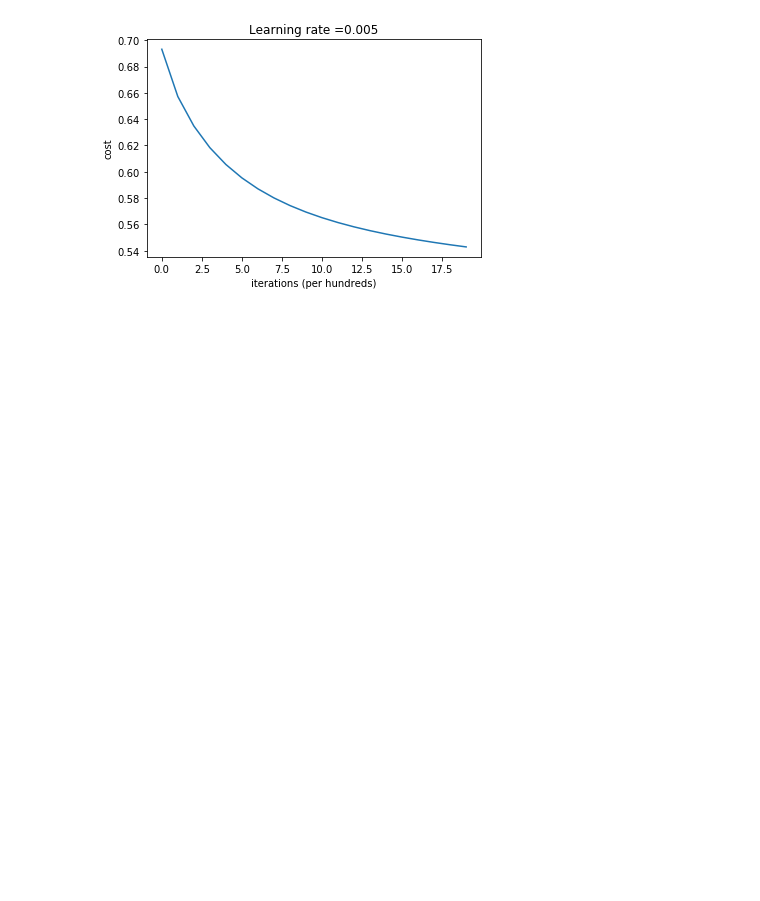
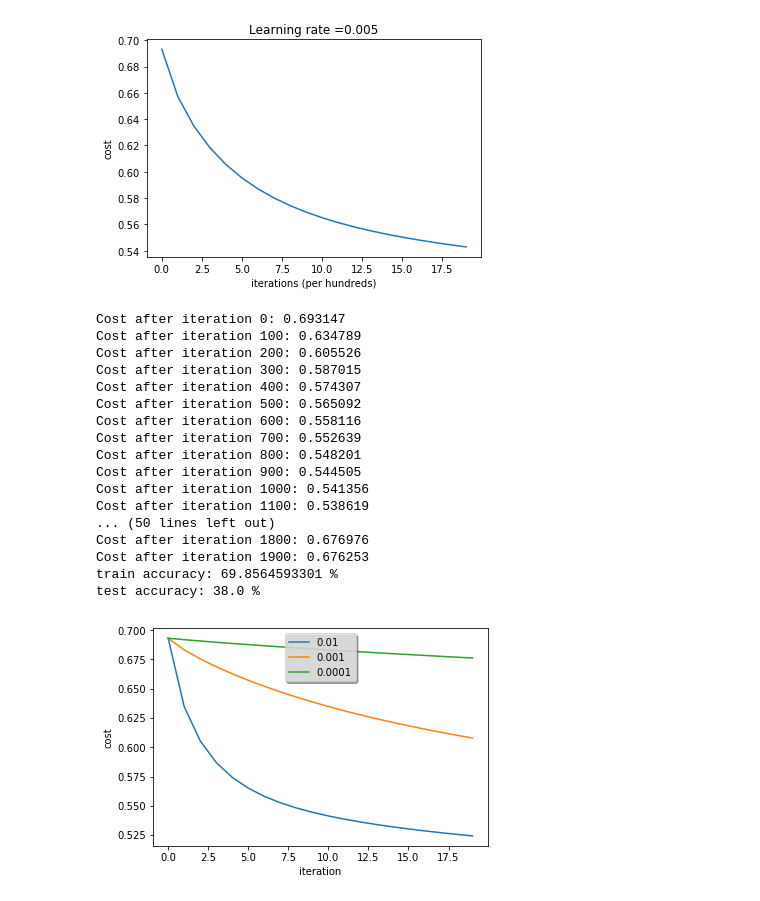
Before and after one commit to patrick0507Joyce/Deeplearning, a Jupyter notebook: assignment2-2.ipynb, the cells around one changed output. Cells and saved outputs as stored; diff of their text form; code cells hidden in the pictures; blank space fills up the shorter version.

Commit message:
Compare different learning-rates

```diff
--- a/assignment2-2.ipynb
+++ b/assignment2-2.ipynb
@@ -202,3 +203,37 @@ plt.title("Learning rate =" + str(d["learning_rate"]))
 plt.show()
 # %% [output]
 [figure]
+# %%
+learning_rates = [0.01, 0.001, 0.0001]
+models = {}
+for i in learning_rates:
+    models[str(i)] = model(train_set_x, train_set_y, test_set_x, test_set_y,
+            num_iterations=2000, learning_rate=i, print_cost= True)
+for i in learning_rates:
+    plt.plot(np.squeeze(models[str(i)]["costs"]), label = str(models[str(i)]["learning_rate"]
+                                                            ))
+    plt.xlabel("iteration")
+    plt.ylabel("cost")
+legend = plt.legend(loc='upper center', shadow=True)
+frame = legend.get_frame()
+frame.set_facecolor("0.90")
+plt.show()
+# %% [output]
+Cost after iteration 0: 0.693147
+Cost after iteration 100: 0.634789
+Cost after iteration 200: 0.605526
+Cost after iteration 300: 0.587015
+Cost after iteration 400: 0.574307
+Cost after iteration 500: 0.565092
+Cost after iteration 600: 0.558116
+Cost after iteration 700: 0.552639
+Cost after iteration 800: 0.548201
+Cost after iteration 900: 0.544505
+Cost after iteration 1000: 0.541356
+Cost after iteration 1100: 0.538619
+... (50 lines left out)
+Cost after iteration 1800: 0.676976
+Cost after iteration 1900: 0.676253
+train accuracy: 69.8564593301 %
+test accuracy: 38.0 %
+[figure, added]
```
Also changed, not shown: parts of 4 cells of this notebook.
